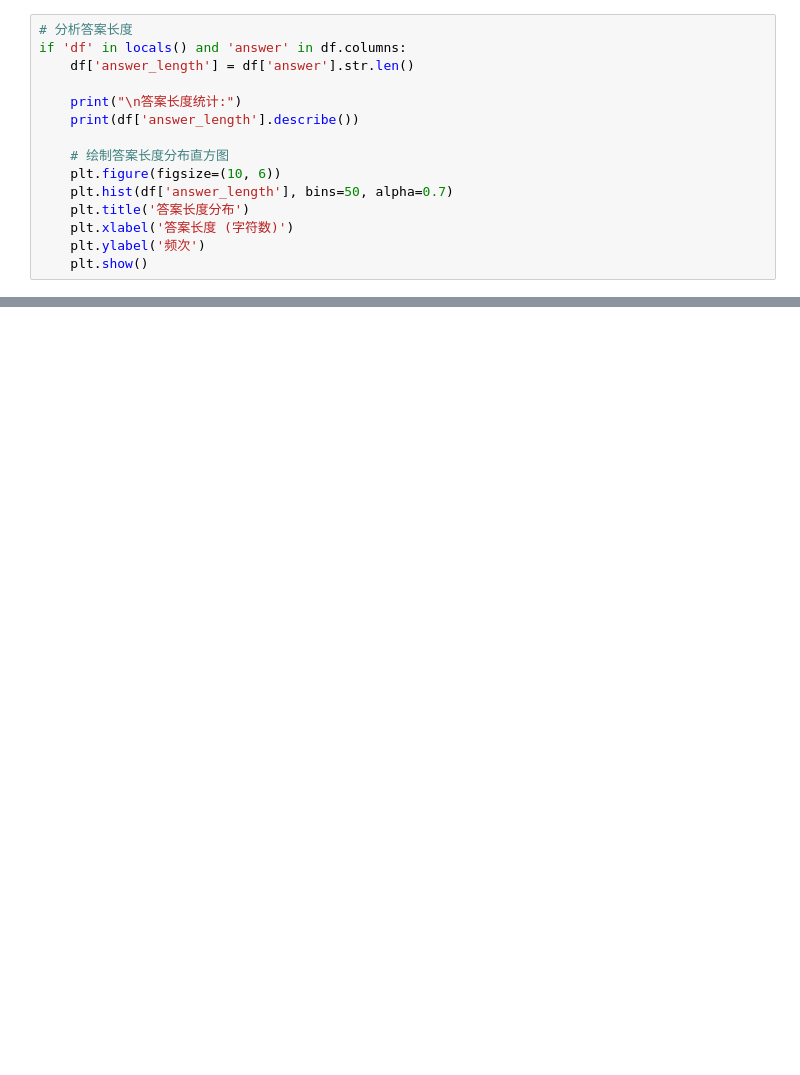
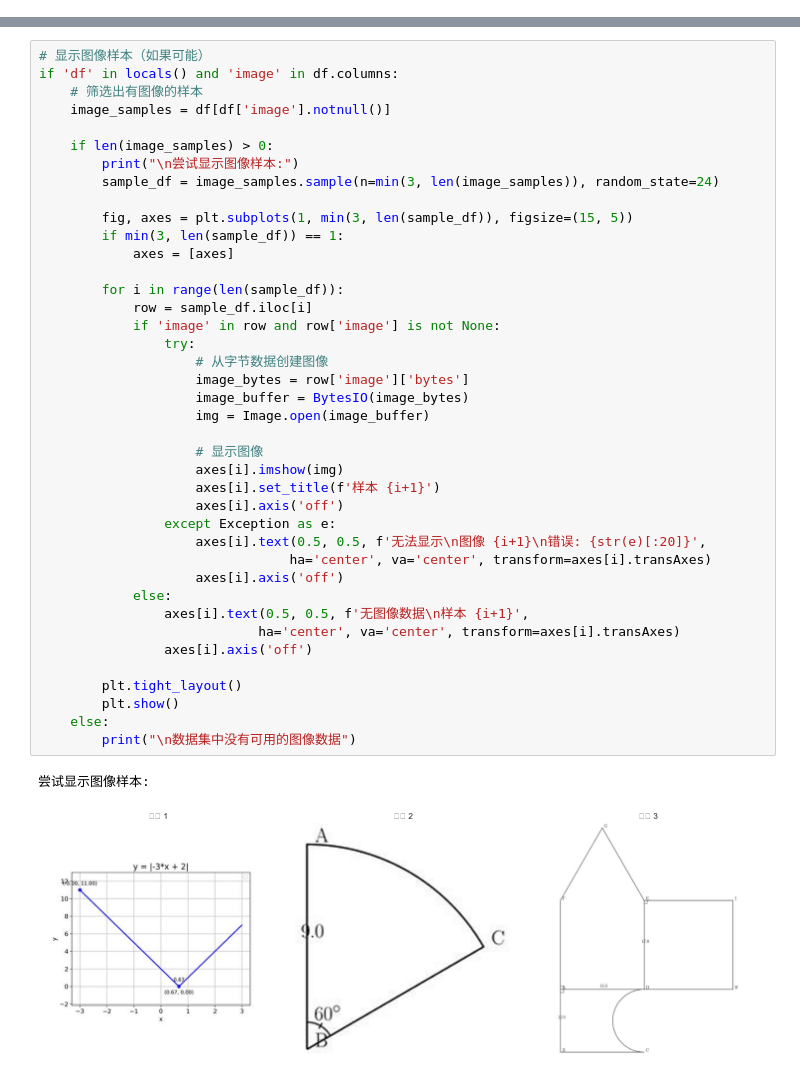
Before and after one commit to Jia-Yee/math-data, a Jupyter notebook: notebooks/analyze_mavis.ipynb, the cells around one changed output, grey strips where cells are left out. Drawn from its saved outputs; the diff is of its cells as text; blank space fills up the shorter version.

```diff
--- a/notebooks/analyze_mavis.ipynb
+++ b/notebooks/analyze_mavis.ipynb
@@ -71,15 +0,0 @@ if 'df' in locals() and 'question' in df.columns:
-# %%
-# 分析答案长度
-if 'df' in locals() and 'answer' in df.columns:
-    df['answer_length'] = df['answer'].str.len()
-
-    print("\n答案长度统计:")
-    print(df['answer_length'].describe())
-
-    # 绘制答案长度分布直方图
-    plt.figure(figsize=(10, 6))
-    plt.hist(df['answer_length'], bins=50, alpha=0.7)
-    plt.title('答案长度分布')
-    plt.xlabel('答案长度 (字符数)')
-    plt.ylabel('频次')
-    plt.show()
@@ -124,0 +170,43 @@ print("分析完成")
+# %%
+# 显示图像样本（如果可能）
+if 'df' in locals() and 'image' in df.columns:
+    # 筛选出有图像的样本
+    image_samples = df[df['image'].notnull()]
+
+    if len(image_samples) > 0:
+        print("\n尝试显示图像样本:")
+        sample_df = image_samples.sample(n=min(3, len(image_samples)), random_state=24)
+
+        fig, axes = plt.subplots(1, min(3, len(sample_df)), figsize=(15, 5))
+        if min(3, len(sample_df)) == 1:
+            axes = [axes]
+
+        for i in range(len(sample_df)):
+            row = sample_df.iloc[i]
+            if 'image' in row and row['image'] is not None:
+                try:
+                    # 从字节数据创建图像
+                    image_bytes = row['image']['bytes']
+                    image_buffer = BytesIO(image_bytes)
+                    img = Image.open(image_buffer)
+
+                    # 显示图像
+                    axes[i].imshow(img)
+                    axes[i].set_title(f'样本 {i+1}')
+                    axes[i].axis('off')
+                except Exception as e:
+                    axes[i].text(0.5, 0.5, f'无法显示\n图像 {i+1}\n错误: {str(e)[:20]}',
+                                ha='center', va='center', transform=axes[i].transAxes)
+                    axes[i].axis('off')
+            else:
+                axes[i].text(0.5, 0.5, f'无图像数据\n样本 {i+1}',
+                            ha='center', va='center', transform=axes[i].transAxes)
+                axes[i].axis('off')
+
+        plt.tight_layout()
+        plt.show()
+    else:
+        print("\n数据集中没有可用的图像数据")
+# %% [output]
+尝试显示图像样本:
+[figure, added]
```
Also changed, not shown: parts of 12 cells of this notebook.
